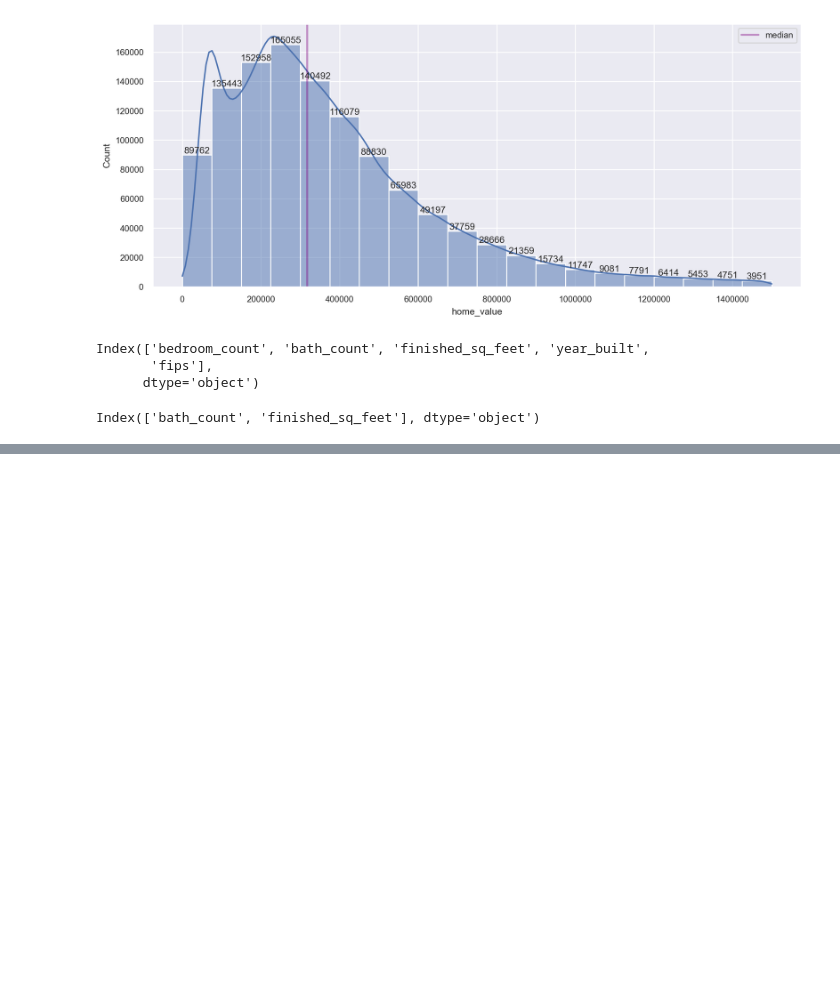
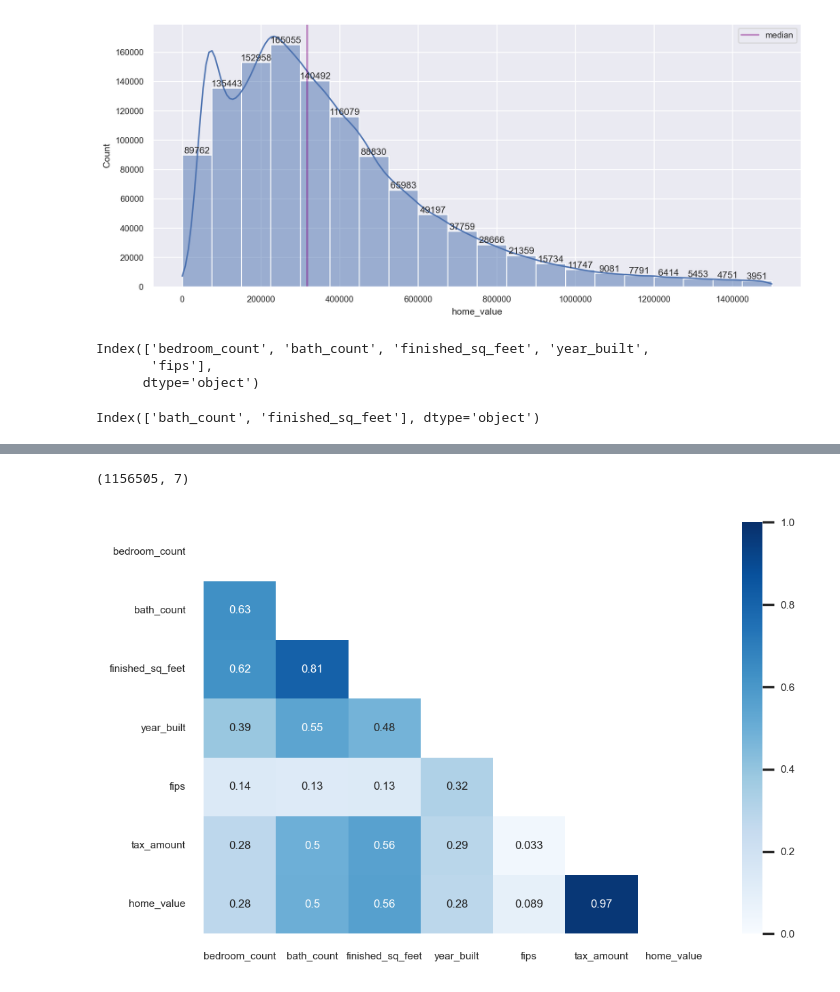
Before and after one commit to mijailmariano/regression-exercises, a Jupyter notebook: exploration.ipynb, the cells around one changed output, grey strips where cells are left out. Cells and saved outputs as stored; diff of their text form; code cells hidden in the pictures; blank space fills up the shorter version.

```diff
--- a/exploration.ipynb
+++ b/exploration.ipynb
@@ -228,0 +267,14 @@ sns.lmplot(x = "bedroom_count", y = "bath_count", data = train.sample(100))
+# %%
+train.shape
+# %% [output]
+(1156505, 7)
+# %%
+# visualizing the correlation among features
+
+correlation_table = train.sample(10000).corr()
+sns.set(style = "white", font_scale = 0.5)
+sns.heatmap(correlation_table, cmap='Blues', annot=True, vmin=0, vmax=1, mask= np.triu(correlation_table))
+
+plt.show()
+# %% [output]
+[figure, added]
```
Also changed, not shown: parts of 16 cells of this notebook, 3 other files.
